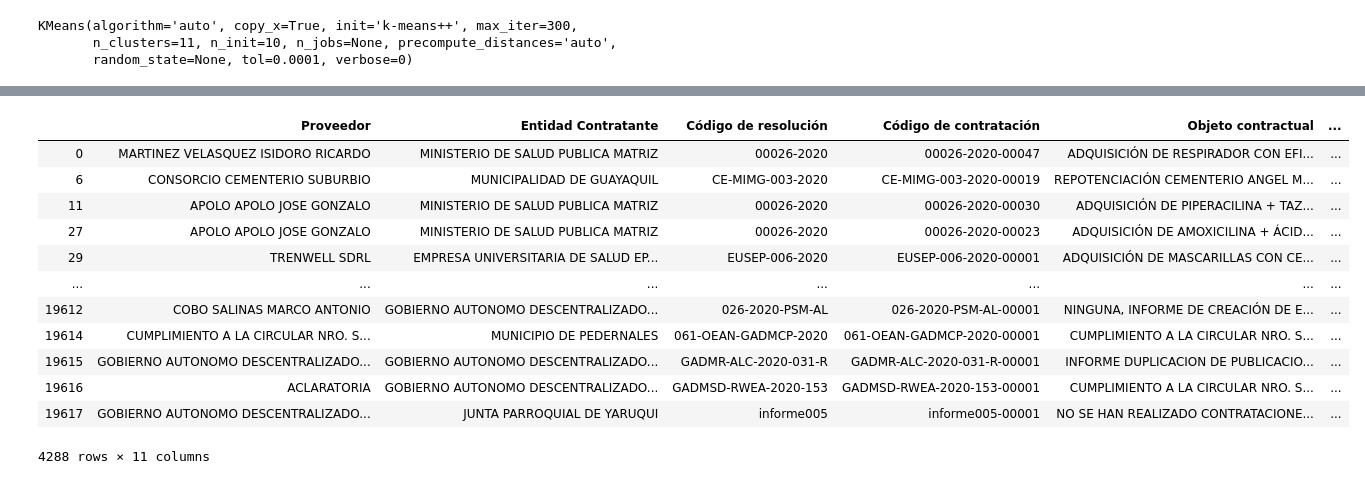
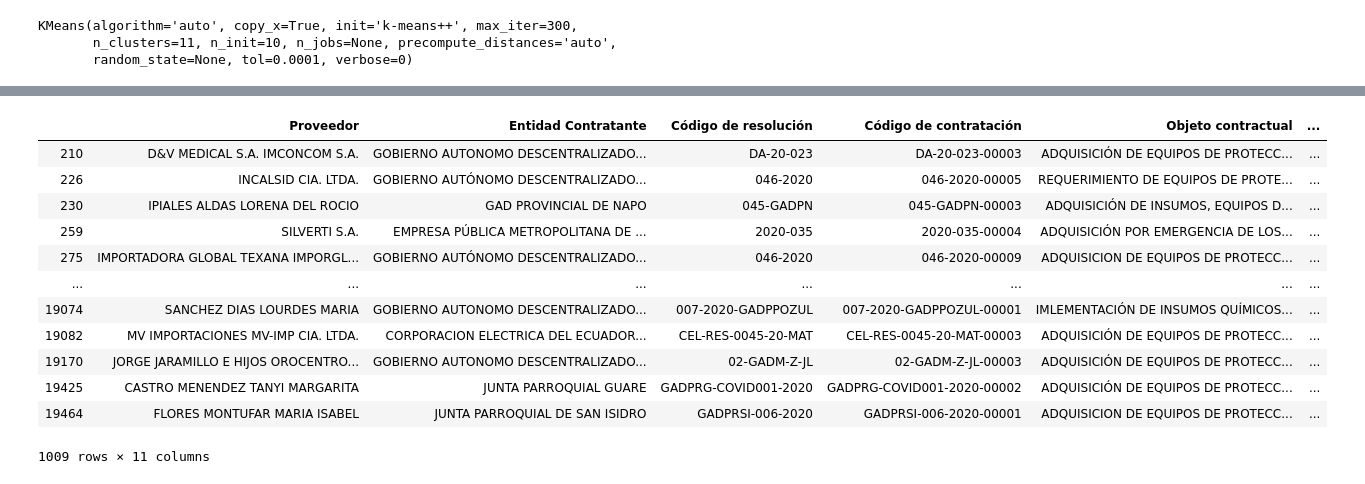
Before and after one commit to allisonbarrezueta/ProyectoIntroCienciaDatos, a Jupyter notebook: Analisis/NLP_Final.ipynb, the cells around one changed output, grey strips where cells are left out. Cells and saved outputs as stored; diff of their text form; code cells hidden in the pictures.

```diff
--- a/Analisis/NLP_Final.ipynb
+++ b/Analisis/NLP_Final.ipynb
@@ -89,21 +89,21 @@ provedores["categoria"] = data_cluster_pca["categoria"]
 # %%
 provedores.to_csv("contrataciones_por_proveedor_clustered.csv", sep=";")
 # %%
-provedores[provedores["categoria"] == 6]
+provedores[provedores["categoria"] == 10]
 # %% [output]
 |  | Proveedor | Entidad Contratante | Código de resolución | Código de contratación | Objeto contractual | ... |
-| 0 | MARTINEZ VELASQUEZ ISIDORO RICARDO | MINISTERIO DE SALUD PUBLICA MATRIZ | 00026-2020 | 00026-2020-00047 | ADQUISICIÓN DE RESPIRADOR CON EFI... | ... |
-| 6 | CONSORCIO CEMENTERIO SUBURBIO | MUNICIPALIDAD DE GUAYAQUIL | CE-MIMG-003-2020 | CE-MIMG-003-2020-00019 | REPOTENCIACIÓN CEMENTERIO ANGEL M... | ... |
-| 11 | APOLO APOLO JOSE GONZALO | MINISTERIO DE SALUD PUBLICA MATRIZ | 00026-2020 | 00026-2020-00030 | ADQUISICIÓN DE PIPERACILINA + TAZ... | ... |
-| 27 | APOLO APOLO JOSE GONZALO | MINISTERIO DE SALUD PUBLICA MATRIZ | 00026-2020 | 00026-2020-00023 | ADQUISICIÓN DE AMOXICILINA + ÁCID... | ... |
-| 29 | TRENWELL SDRL | EMPRESA UNIVERSITARIA DE SALUD EP... | EUSEP-006-2020 | EUSEP-006-2020-00001 | ADQUISICIÓN DE MASCARILLAS CON CE... | ... |
+| 210 | D&V MEDICAL S.A. IMCONCOM S.A. | GOBIERNO AUTONOMO DESCENTRALIZADO... | DA-20-023 | DA-20-023-00003 | ADQUISICIÓN DE EQUIPOS DE PROTECC... | ... |
+| 226 | INCALSID CIA. LTDA. | GOBIERNO AUTÓNOMO DESCENTRALIZADO... | 046-2020 | 046-2020-00005 | REQUERIMIENTO DE EQUIPOS DE PROTE... | ... |
+| 230 | IPIALES ALDAS LORENA DEL ROCIO | GAD PROVINCIAL DE NAPO | 045-GADPN | 045-GADPN-00003 | ADQUISICIÓN DE INSUMOS, EQUIPOS D... | ... |
+| 259 | SILVERTI S.A. | EMPRESA PÚBLICA METROPOLITANA DE ... | 2020-035 | 2020-035-00004 | ADQUISICIÓN POR EMERGENCIA DE LOS... | ... |
+| 275 | IMPORTADORA GLOBAL TEXANA IMPORGL... | GOBIERNO AUTÓNOMO DESCENTRALIZADO... | 046-2020 | 046-2020-00009 | ADQUISICION DE EQUIPOS DE PROTECC... | ... |
 | ... | ... | ... | ... | ... | ... | ... |
-| 19612 | COBO SALINAS MARCO ANTONIO | GOBIERNO AUTONOMO DESCENTRALIZADO... | 026-2020-PSM-AL | 026-2020-PSM-AL-00001 | NINGUNA, INFORME DE CREACIÓN DE E... | ... |
-| 19614 | CUMPLIMIENTO A LA CIRCULAR NRO. S... | MUNICIPIO DE PEDERNALES | 061-OEAN-GADMCP-2020 | 061-OEAN-GADMCP-2020-00001 | CUMPLIMIENTO A LA CIRCULAR NRO. S... | ... |
-| 19615 | GOBIERNO AUTONOMO DESCENTRALIZADO... | GOBIERNO AUTONOMO DESCENTRALIZADO... | GADMR-ALC-2020-031-R | GADMR-ALC-2020-031-R-00001 | INFORME DUPLICACION DE PUBLICACIO... | ... |
-| 19616 | ACLARATORIA | GOBIERNO AUTONOMO DESCENTRALIZADO... | GADMSD-RWEA-2020-153 | GADMSD-RWEA-2020-153-00001 | CUMPLIMIENTO A LA CIRCULAR NRO. S... | ... |
-| 19617 | GOBIERNO AUTONOMO DESCENTRALIZADO... | JUNTA PARROQUIAL DE YARUQUI | informe005 | informe005-00001 | NO SE HAN REALIZADO CONTRATACIONE... | ... |
+| 19074 | SANCHEZ DIAS LOURDES MARIA | GOBIERNO AUTONOMO DESCENTRALIZADO... | 007-2020-GADPPOZUL | 007-2020-GADPPOZUL-00001 | IMLEMENTACIÓN DE INSUMOS QUÍMICOS... | ... |
+| 19082 | MV IMPORTACIONES MV-IMP CIA. LTDA. | CORPORACION ELECTRICA DEL ECUADOR... | CEL-RES-0045-20-MAT | CEL-RES-0045-20-MAT-00003 | ADQUISICIÓN DE EQUIPOS DE PROTECC... | ... |
+| 19170 | JORGE JARAMILLO E HIJOS OROCENTRO... | GOBIERNO AUTONOMO DESCENTRALIZADO... | 02-GADM-Z-JL | 02-GADM-Z-JL-00003 | ADQUISICIÓN DE EQUIPOS DE PROTECC... | ... |
+| 19425 | CASTRO MENENDEZ TANYI MARGARITA | JUNTA PARROQUIAL GUARE | GADPRG-COVID001-2020 | GADPRG-COVID001-2020-00002 | ADQUISICIÓN DE EQUIPOS DE PROTECC... | ... |
+| 19464 | FLORES MONTUFAR MARIA ISABEL | JUNTA PARROQUIAL DE SAN ISIDRO | GADPRSI-006-2020 | GADPRSI-006-2020-00001 | ADQUISICION DE EQUIPOS DE PROTECC... | ... |
-4288 rows × 11 columns
+1009 rows × 11 columns
 # %% [markdown]
 ## Grupos
 
```
Also changed, not shown: parts of 2 cells of this notebook.
